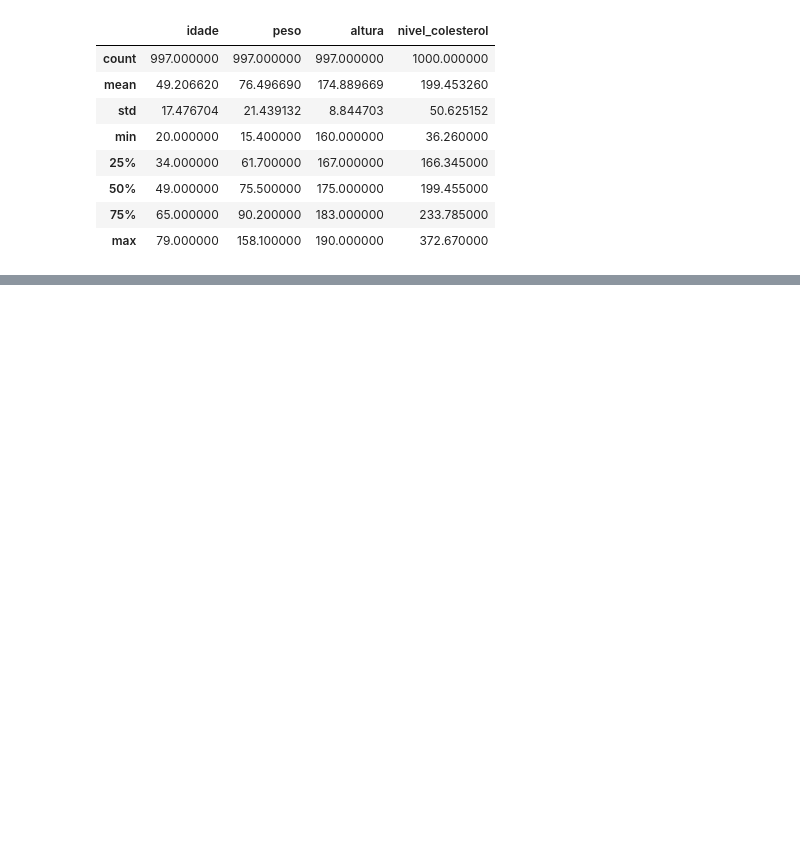
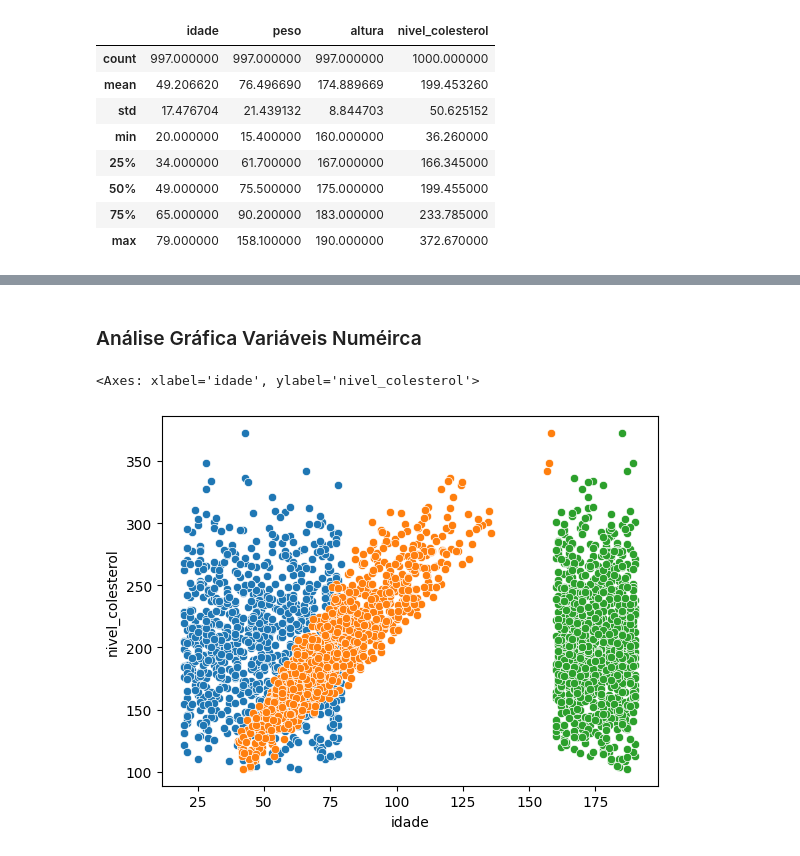
Before and after one commit to danieuuul/ia_multiple_regression, a Jupyter notebook: model_colesterol.ipynb, the cells around one changed output, grey strips where cells are left out. Drawn from its saved outputs; the diff is of its cells as text; code cells hidden in the pictures; blank space fills up the shorter version.

```diff
--- a/model_colesterol.ipynb
+++ b/model_colesterol.ipynb
@@ -86,0 +135,11 @@ dtype: int64
+# %% [markdown]
+### Análise Gráfica Variáveis Numéirca
+# %%
+# Crossing numerical variables with 'nivel_colesterol'
+
+sbs.scatterplot(x='idade', y='nivel_colesterol', data=df_colesterol_eda)
+sbs.scatterplot(x='peso', y='nivel_colesterol', data=df_colesterol_eda)
+sbs.scatterplot(x='altura', y='nivel_colesterol', data=df_colesterol_eda)
+# %% [output]
+<Axes: xlabel='idade', ylabel='nivel_colesterol'>
+[figure, added]
```
Also changed, not shown: parts of 52 cells of this notebook, 4 other files.
